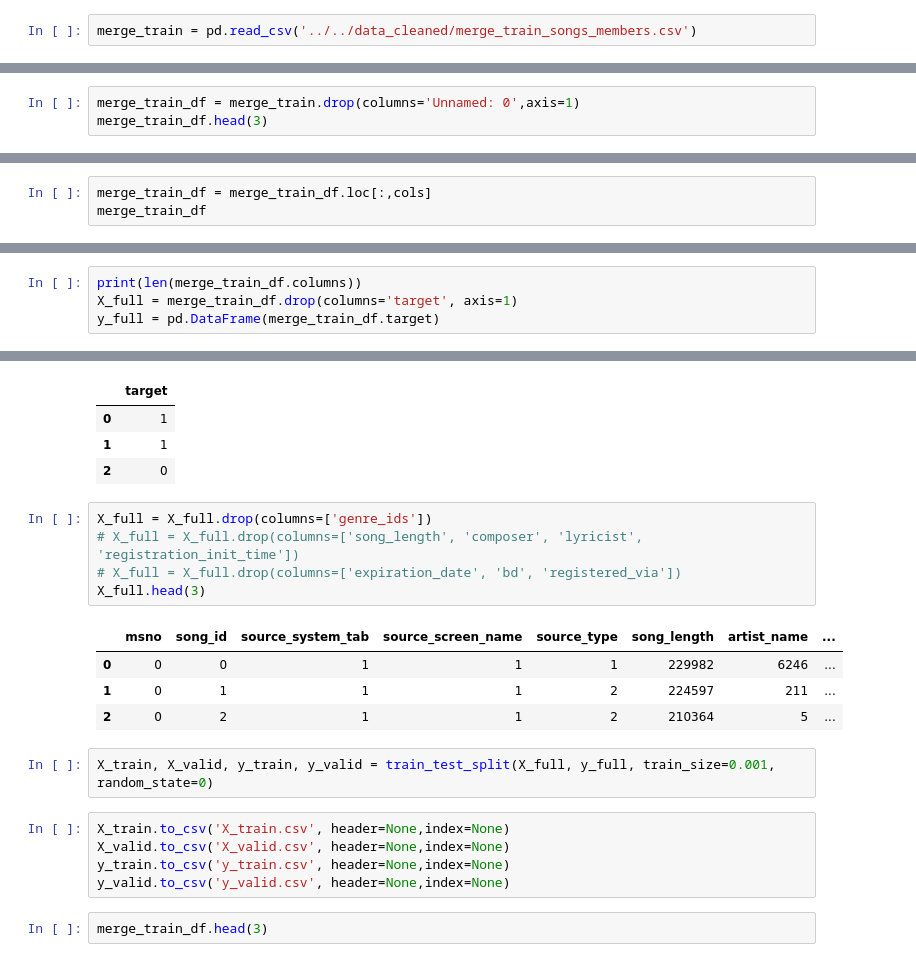
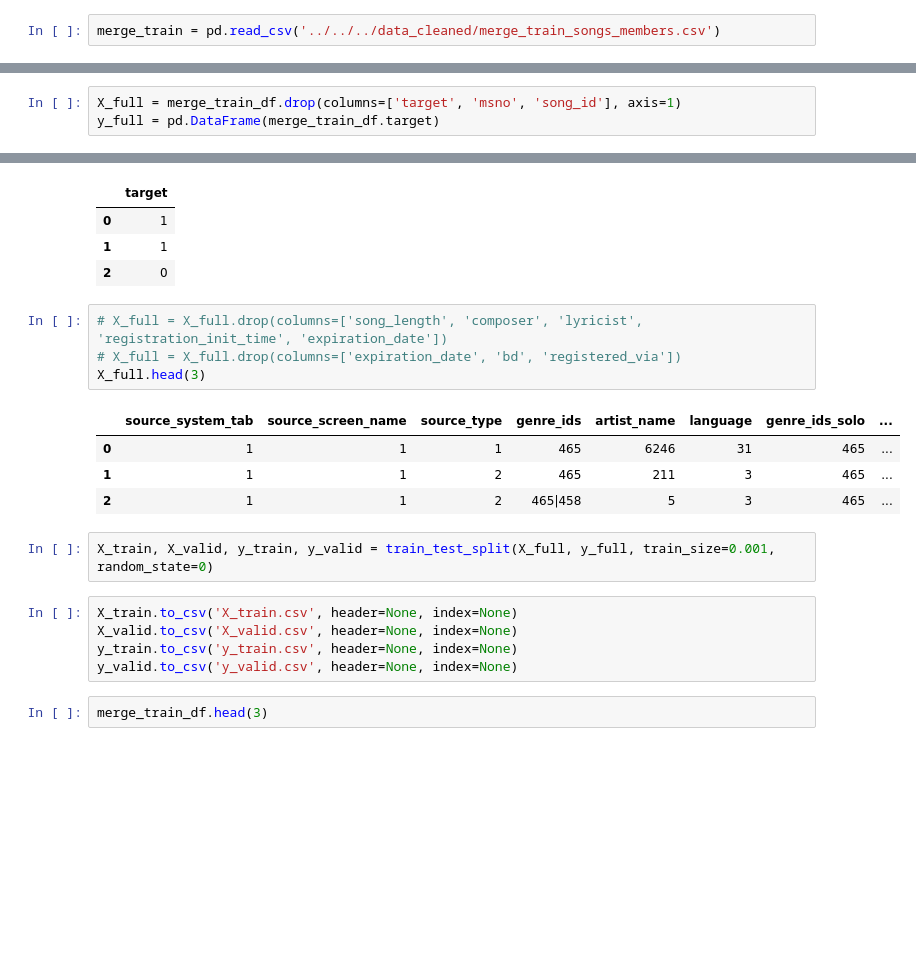
Before and after one commit to DoodleBears/cis_learn, a Jupyter notebook: dataset/kkbox/train/fm/data/train_fm_kkbox_data_load.ipynb, the cells around one changed output, grey strips where cells are left out. Saved outputs shown, nothing was run; the diff lists cells and outputs as text; blank space fills up the shorter version.

```diff
--- a/dataset/kkbox/train_data/fm/train_fm_kkbox_data_load.ipynb
+++ b/dataset/kkbox/train/fm/data/train_fm_kkbox_data_load.ipynb
@@ -3,4 +3,4 @@ import pandas as pd
 import numpy as np
 from sklearn.model_selection import train_test_split
 # %%
-merge_train = pd.read_csv('../../data_cleaned/merge_train_songs_members.csv')
+merge_train = pd.read_csv('../../../data_cleaned/merge_train_songs_members.csv')
@@ -9,3 +30,0 @@ merge_train_df = merge_train
-# %%
-merge_train_df = merge_train.drop(columns='Unnamed: 0',axis=1)
-merge_train_df.head(3)
@@ -45,3 +30,0 @@ print(cols)
-# %%
-merge_train_df = merge_train_df.loc[:,cols]
-merge_train_df
@@ -62,4 +31,3 @@ merge_train_df
 # %%
-print(len(merge_train_df.columns))
-X_full = merge_train_df.drop(columns='target', axis=1)
+X_full = merge_train_df.drop(columns=['target', 'msno', 'song_id'], axis=1)
 y_full = pd.DataFrame(merge_train_df.target)
@@ -73,22 +39,21 @@ y_full.head(3)
 | 1 | 1 |
 | 2 | 0 |
 # %%
-X_full = X_full.drop(columns=['genre_ids'])
-# X_full = X_full.drop(columns=['song_length', 'composer', 'lyricist', 'registration_init_time'])
+# X_full = X_full.drop(columns=['song_length', 'composer', 'lyricist', 'registration_init_time', 'expiration_date'])
 # X_full = X_full.drop(columns=['expiration_date', 'bd', 'registered_via'])
 X_full.head(3)
 # %% [output]
-|  | msno | song_id | source_system_tab | source_screen_name | source_type | song_length | artist_name | ... |
-| 0 | 0 | 0 | 1 | 1 | 1 | 229982 | 6246 | ... |
-| 1 | 0 | 1 | 1 | 1 | 2 | 224597 | 211 | ... |
-| 2 | 0 | 2 | 1 | 1 | 2 | 210364 | 5 | ... |
+|  | source_system_tab | source_screen_name | source_type | genre_ids | artist_name | language | genre_ids_solo | ... |
+| 0 | 1 | 1 | 1 | 465 | 6246 | 31 | 465 | ... |
+| 1 | 1 | 1 | 2 | 465 | 211 | 3 | 465 | ... |
+| 2 | 1 | 1 | 2 | 465|458 | 5 | 3 | 465 | ... |
 # %%
 X_train, X_valid, y_train, y_valid = train_test_split(X_full, y_full, train_size=0.001, random_state=0)
 # %%
-X_train.to_csv('X_train.csv', header=None,index=None)
-X_valid.to_csv('X_valid.csv', header=None,index=None)
-y_train.to_csv('y_train.csv', header=None,index=None)
-y_valid.to_csv('y_valid.csv', header=None,index=None)
+X_train.to_csv('X_train.csv', header=None, index=None)
+X_valid.to_csv('X_valid.csv', header=None, index=None)
+y_train.to_csv('y_train.csv', header=None, index=None)
+y_valid.to_csv('y_valid.csv', header=None, index=None)
 # %%
 merge_train_df.head(3)
 # %% [output]
```
Also changed, not shown: parts of 12 cells of this notebook, 16 other files.
